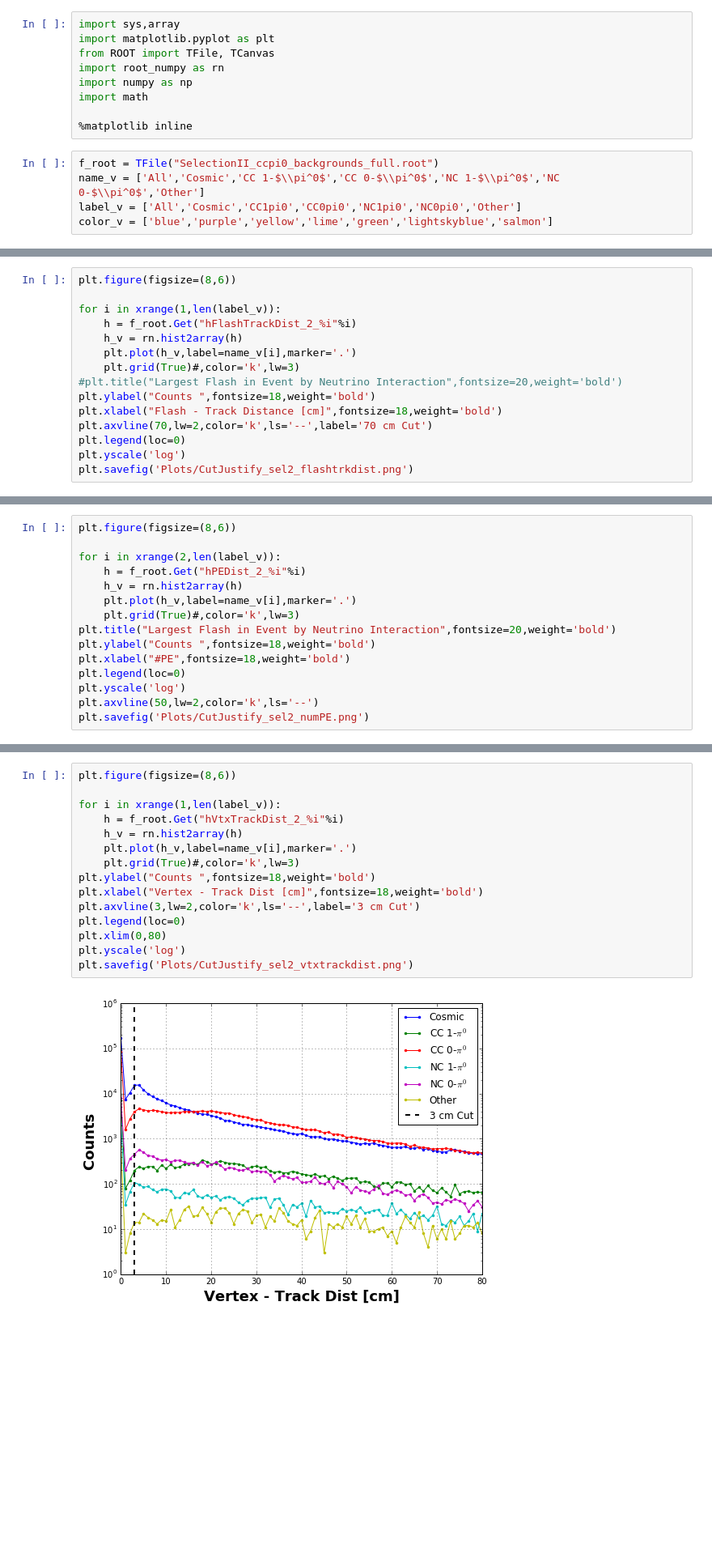
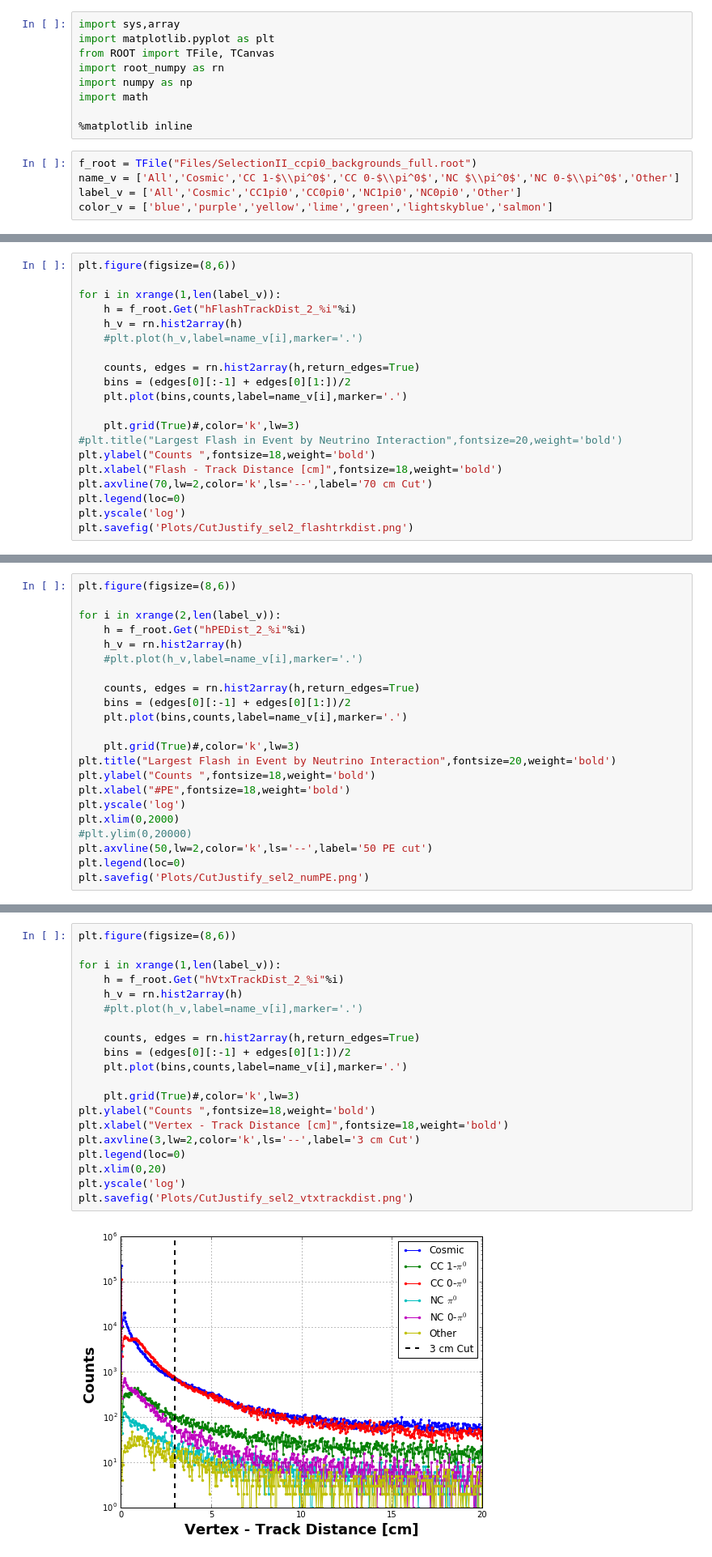
Before and after one commit to ahack379/ShowerTest, a Jupyter notebook: MCC82_FinalPlots/tune_sel2_cuts.ipynb, the cells around one changed output, grey strips where cells are left out. Shown at 81% size. Cells and saved outputs as stored; diff of their text form; blank space fills up the shorter version.

Commit message:
Adding a bunch of updates (test dqdx cut, update run scripts to remove ratio cut, bunch of plot making script updates --ahack

```diff
--- a/MCC82_FinalPlots/tune_sel2_cuts.ipynb
+++ b/MCC82_FinalPlots/tune_sel2_cuts.ipynb
@@ -8,8 +8,8 @@ import math
 
 %matplotlib inline
 # %%
-f_root = TFile("SelectionII_ccpi0_backgrounds_full.root")
-name_v = ['All','Cosmic','CC 1-$\\pi^0$','CC 0-$\\pi^0$','NC 1-$\\pi^0$','NC 0-$\\pi^0$','Other']
+f_root = TFile("Files/SelectionII_ccpi0_backgrounds_full.root")
+name_v = ['All','Cosmic','CC 1-$\\pi^0$','CC 0-$\\pi^0$','NC $\\pi^0$','NC 0-$\\pi^0$','Other']
 label_v = ['All','Cosmic','CC1pi0','CC0pi0','NC1pi0','NC0pi0','Other']
 color_v = ['blue','purple','yellow','lime','green','lightskyblue','salmon']
 # %%
@@ -133,7 +145,12 @@ plt.figure(figsize=(8,6))
 for i in xrange(1,len(label_v)):
     h = f_root.Get("hFlashTrackDist_2_%i"%i)
     h_v = rn.hist2array(h)
-    plt.plot(h_v,label=name_v[i],marker='.')
+    #plt.plot(h_v,label=name_v[i],marker='.')
+
+    counts, edges = rn.hist2array(h,return_edges=True)
+    bins = (edges[0][:-1] + edges[0][1:])/2
+    plt.plot(bins,counts,label=name_v[i],marker='.')
+
     plt.grid(True)#,color='k',lw=3)
 #plt.title("Largest Flash in Event by Neutrino Interaction",fontsize=20,weight='bold')
 plt.ylabel("Counts ",fontsize=18,weight='bold')
@@ -150,13 +167,20 @@ plt.figure(figsize=(8,6))
 for i in xrange(2,len(label_v)):
     h = f_root.Get("hPEDist_2_%i"%i)
     h_v = rn.hist2array(h)
-    plt.plot(h_v,label=name_v[i],marker='.')
+    #plt.plot(h_v,label=name_v[i],marker='.')
+
+    counts, edges = rn.hist2array(h,return_edges=True)
+    bins = (edges[0][:-1] + edges[0][1:])/2
+    plt.plot(bins,counts,label=name_v[i],marker='.')
+
     plt.grid(True)#,color='k',lw=3)
 plt.title("Largest Flash in Event by Neutrino Interaction",fontsize=20,weight='bold')
 plt.ylabel("Counts ",fontsize=18,weight='bold')
 plt.xlabel("#PE",fontsize=18,weight='bold')
+plt.yscale('log')
+plt.xlim(0,2000)
+#plt.ylim(0,20000)
+plt.axvline(50,lw=2,color='k',ls='--',label='50 PE cut')
 plt.legend(loc=0)
-plt.yscale('log')
-plt.axvline(50,lw=2,color='k',ls='--')
 plt.savefig('Plots/CutJustify_sel2_numPE.png')
 # %% [output]
@@ -164,20 +188,25 @@ plt.savefig('Plots/CutJustify_sel2_numPE.png')
 # %%
 plt.figure(figsize=(8,6))
 
 for i in xrange(1,len(label_v)):
     h = f_root.Get("hVtxTrackDist_2_%i"%i)
     h_v = rn.hist2array(h)
-    plt.plot(h_v,label=name_v[i],marker='.')
+    #plt.plot(h_v,label=name_v[i],marker='.')
+
+    counts, edges = rn.hist2array(h,return_edges=True)
+    bins = (edges[0][:-1] + edges[0][1:])/2
+    plt.plot(bins,counts,label=name_v[i],marker='.')
+
     plt.grid(True)#,color='k',lw=3)
 plt.ylabel("Counts ",fontsize=18,weight='bold')
-plt.xlabel("Vertex - Track Dist [cm]",fontsize=18,weight='bold')
+plt.xlabel("Vertex - Track Distance [cm]",fontsize=18,weight='bold')
 plt.axvline(3,lw=2,color='k',ls='--',label='3 cm Cut')
 plt.legend(loc=0)
-plt.xlim(0,80)
+plt.xlim(0,20)
 plt.yscale('log')
 plt.savefig('Plots/CutJustify_sel2_vtxtrackdist.png')
 # %% [output]
-[figure, old version]
+[figure, new version]
 # %%
 fig = plt.figure(figsize=(8,6))
 for i in xrange(0,7):
```
Also changed, not shown: parts of 16 cells of this notebook, 14 other files.
